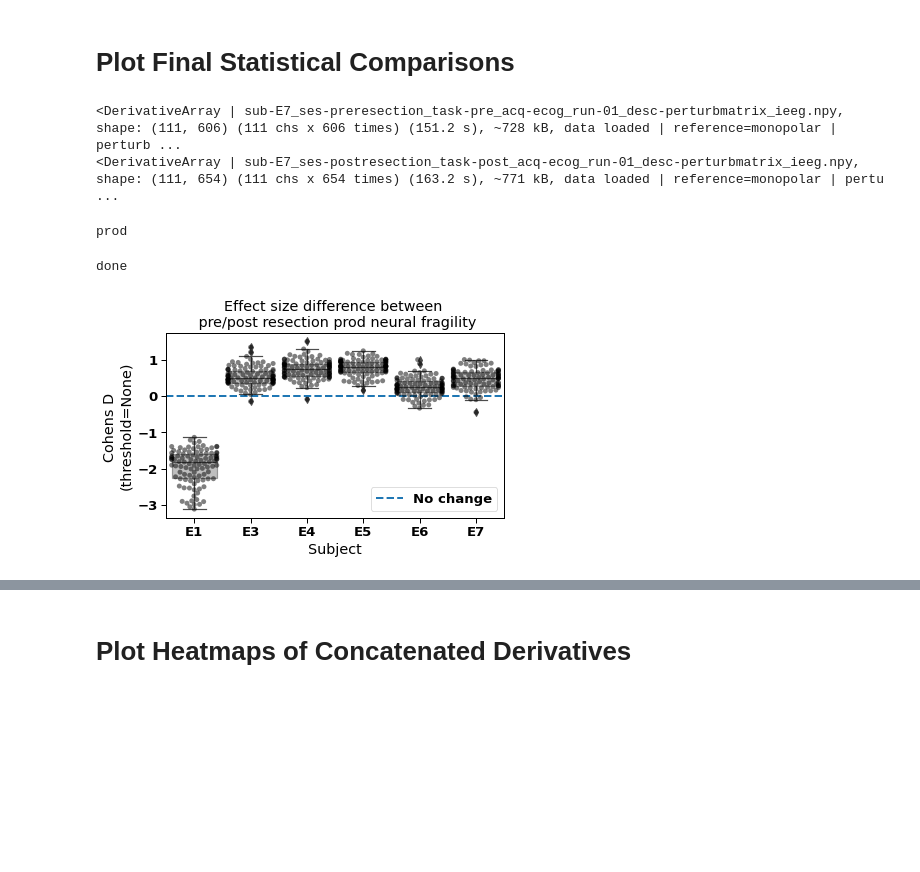
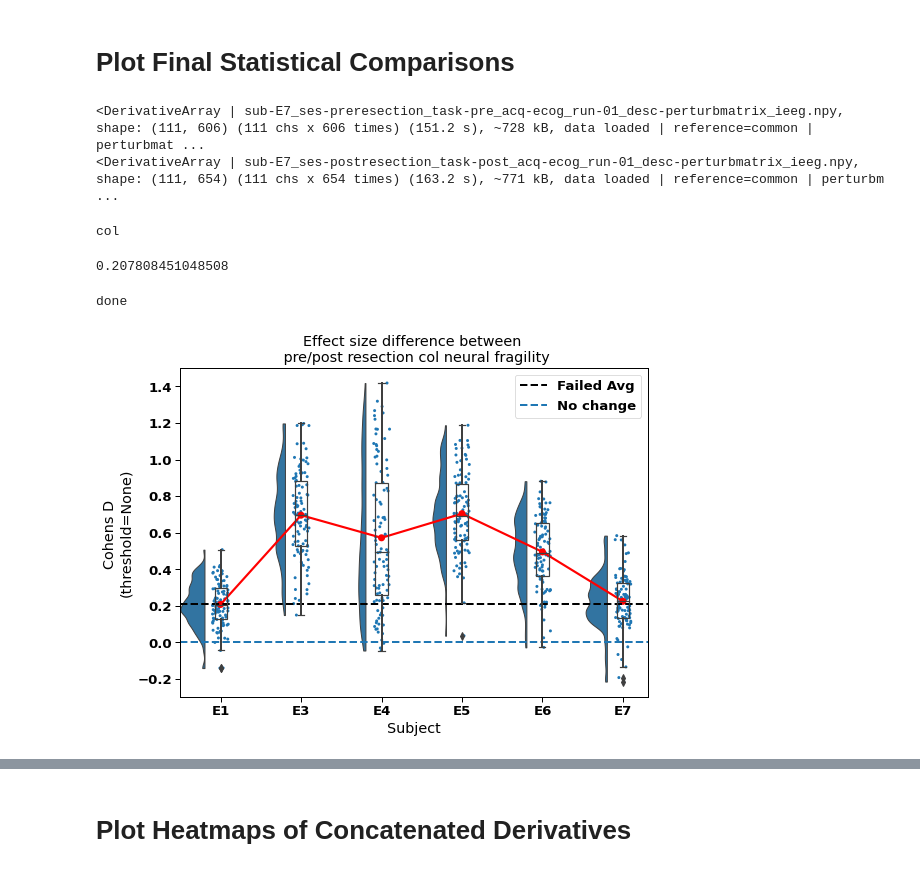
Before and after one commit to adam2392/sickkids, a Jupyter notebook: notebooks/publication/statistical_analysis.ipynb, the cells around one changed output, grey strips where cells are left out. Drawn from its saved outputs; the diff is of its cells as text; code cells hidden in the pictures; blank space fills up the shorter version.

```diff
--- a/notebooks/publication/statistical_analysis.ipynb
+++ b/notebooks/publication/statistical_analysis.ipynb
@@ -260,7 +263,7 @@ root = Path('/Users/adam2392/OneDrive - Johns Hopkins/sickkids/')
 deriv_root = root / 'derivatives'
 
 # derivative experiment markers
-reference = 'monopolar'
+reference = 'common'
 sampling_res = '1000Hz'  # 'originalsampling'
 deriv_chain = Path(sampling_res) / 'radius1.25' / 'fragility' / reference
 deriv_path = deriv_root / deriv_chain
@@ -275,8 +278,9 @@ sessions = ['extraoperative', 'preresection',
 # the derivative ``desc`` entity description
 desc = 'perturbmatrix'
 rowdesc = 'rowperturbmatrix'
-derivtype = 'prod'
+derivtype = 'col'
 threshold = None
+baseline = False
 # %% [markdown]
 # Initialize dataframe for plotting over all subjects
 # %%
@@ -303,6 +307,7 @@ cbarlabel = 'Col Fragility'
 subj_derivlists = dict()
 
 for subject in subjects:
+    print(subject)
     # get list of sessions for subject
     ignore_subjects = [sub for sub in subjects if sub != subject]
 #     sessions = get_entity_vals(deriv_path, 'session', ignore_subjects=ignore_subjects)
@@ -360,10 +365,15 @@ for subject in subjects:
     nrz_inds = [idx for idx in range(len(deriv.ch_names)) if idx not in resected_inds]
 
     # generate concatenated list of derivatives
+    if baseline:
+        baseline_kwargs=dict(baseline_mean=mean_vec,
+                                   baseline_std=std_vec
+                            )
+    else:
+        baseline_kwargs = dict()
     derivlist = generate_deriv_list(derivs.copy(), rowderivs.copy(),
                                     derivtype=derivtype,
-#                                    baseline_mean=mean_vec,
-#                                    baseline_std=std_vec
+                                   **baseline_kwargs
                                    )
 
     # only get the pre/post resection data
@@ -485,41 +495,61 @@ E7
 print(pre_deriv)
 print(post_deriv)
 # %% [output]
-<DerivativeArray | sub-E7_ses-preresection_task-pre_acq-ecog_run-01_desc-perturbmatrix_ieeg.npy, shape: (111, 606) (111 chs x 606 times) (151.2 s), ~728 kB, data loaded | reference=monopolar | perturb ...
-<DerivativeArray | sub-E7_ses-postresection_task-post_acq-ecog_run-01_desc-perturbmatrix_ieeg.npy, shape: (111, 654) (111 chs x 654 times) (163.2 s), ~771 kB, data loaded | reference=monopolar | pertu ...
+<DerivativeArray | sub-E7_ses-preresection_task-pre_acq-ecog_run-01_desc-perturbmatrix_ieeg.npy, shape: (111, 606) (111 chs x 606 times) (151.2 s), ~728 kB, data loaded | reference=common | perturbmat ...
+<DerivativeArray | sub-E7_ses-postresection_task-post_acq-ecog_run-01_desc-perturbmatrix_ieeg.npy, shape: (111, 654) (111 chs x 654 times) (163.2 s), ~771 kB, data loaded | reference=common | perturbm ...
 # %%
 (figures_path / 'boxplot_summaries').mkdir(exist_ok=True)
 
 print(derivtype)
 # %% [output]
-prod
+col
+# %%
+avg_df = df.groupby(['subject'])['es'].agg([np.average])
+fail_mean = avg_df.iloc[0]['average']
+
+print(fail_mean)
+# %% [output]
+0.207808451048508
 # %%
-sns.set_context("paper", font_scale=1.5)
-fig, ax = plt.subplots()
-sns.swarmplot(x='subject', y='es',
-              order=natsorted(df['subject'].unique()),
-              alpha=0.5, color='black',
-              data=df, ax=ax)
-sns.boxplot(x='subject', y='es', color='gray',
-            order=natsorted(df['subject'].unique()),
-            data=df, ax=ax, boxprops=dict(alpha=0.5))
+ort="v"; pal = "Set2"; sigma = .2
+pal = sns.color_palette(n_colors=1)
+sns.set_context('paper', font_scale=1.5)
+fig, ax = plt.subplots(figsize=(8,6))
+# sns.swarmplot(x='subject', y='es',
+#               order=natsorted(df['subject'].unique()),
+#               alpha=0.5, color='black',
+#               data=df, ax=ax)
+# sns.boxplot(x='subject', y='es', color='gray',
+#             order=natsorted(df['subject'].unique()),
+#             data=df, ax=ax, boxprops=dict(alpha=0.5))
+
+pt.RainCloud(x='subject', y='es', data = df,
+             palette = pal, bw = sigma,
+                 width_viol = .6, ax = ax, orient = ort,
+            pointplot=True)
+
+ax.axhline(fail_mean, ls='--', lw=2, color='black', label='Failed Avg')
 
 # plot horizontal line
-ax.axhline([0], ls='--', lw=2, label='No change')
+ax.axhline([0], ls='--', lw=2,
+#            color='black',
+           label='No change')
 
 ax.legend()
 ax.set(
+#     ylim=[-1.5, 1.5],
     xlabel='Subject',
     ylabel=f'Cohens D \n(threshold={threshold})',
     title=f'Effect size difference between \n pre/post resection {derivtype} neural fragility'
 )
 fig.tight_layout()
-# fig.savefig(
-#     figures_path / 'boxplot_summaries' / f'productfragility-boxplot-prevspost-{reference}-{derivtype}-threshold{threshold}.pdf',
-#     bbox_inches='tight'
-# )
+(figures_path / 'rainplot_summaries').mkdir(exist_ok=True)
+fig.savefig(
+    figures_path / 'rainplot_summaries' / f'baseline{baseline}-{derivtype}fragility-rainplot-prevspost-{reference}-{derivtype}-threshold{threshold}.pdf',
+    bbox_inches='tight'
+)
 print('done')
 # %% [output]
 done
-[figure, old version]
+[figure, new version]
 # %%
```
Also changed, not shown: parts of 9 cells of this notebook, 23 other files.
